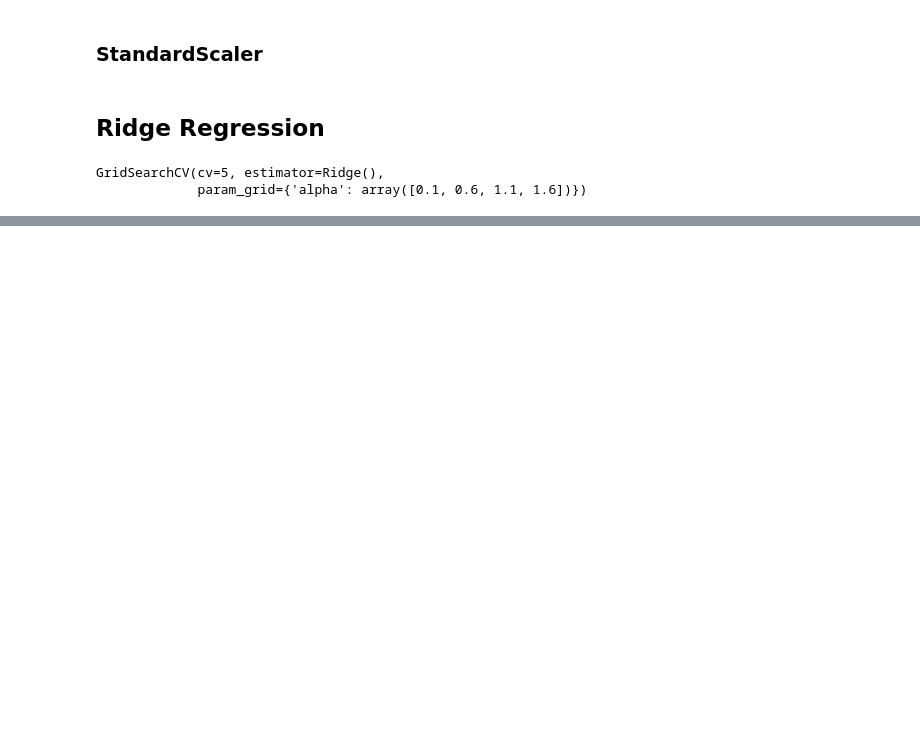
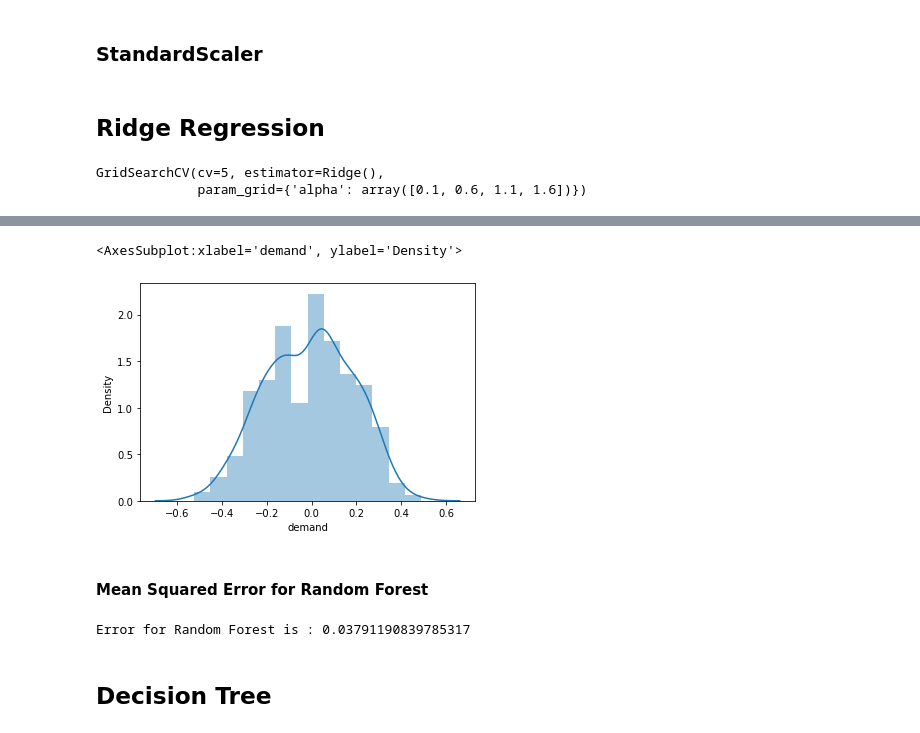
Before and after one commit to luludesun/Airbnb_Capstone, a Jupyter notebook: DataClean&ModelBuild.ipynb, the cells around one changed output, grey strips where cells are left out. Drawn from its saved outputs; the diff is of its cells as text; code cells hidden in the pictures; blank space fills up the shorter version.

```diff
--- a/DataClean&ModelBuild.ipynb
+++ b/DataClean&ModelBuild.ipynb
@@ -551,0 +558,10 @@ Accuracy for just guessing the mean is:  0.06736333362692852
+# %%
+rfc = RandomForestRegressor(n_jobs=-1,max_features= 'sqrt' ,n_estimators=50, oob_score = True)
+
+param_grid = {
+    'n_estimators': np.arange(1, 100, 1),
+    'max_features': ['auto', 'sqrt', 'log2']
+}
+CV_rfc = GridSearchCV(estimator=rfc, param_grid=param_grid, cv= 5)
+CV_rfc.fit(X_train, y_train)
+print(CV_rfc.best_params_)
@@ -551,0 +570,4 @@ Accuracy for just guessing the mean is:  0.06736333362692852
+# %%
+# X_train, X_test, y_train, y_test = train_test_split(model_df, df.demand, test_size=0.1, random_state=42)
+regressor = RandomForestRegressor(max_features = 'auto', n_estimators = 68)
+regressor.fit(X_train, y_train)
@@ -551,0 +576,3 @@ Accuracy for just guessing the mean is:  0.06736333362692852
+# %%
+Y_pred = regressor.predict(X_test)
+regressor.feature_importances_
@@ -551,0 +591,11 @@ Accuracy for just guessing the mean is:  0.06736333362692852
+# %%
+sns.distplot(y_test-Y_pred)
+# %% [output]
+<AxesSubplot:xlabel='demand', ylabel='Density'>
+[figure, added]
+# %% [markdown]
+#### Mean Squared Error for Random Forest
+# %%
+print('Error for Random Forest is :' , mean_squared_error(y_test, Y_pred))
+# %% [output]
+Error for Random Forest is : 0.03791190839785317
@@ -551,0 +604,2 @@ Accuracy for just guessing the mean is:  0.06736333362692852
+# %% [markdown]
+## Decision Tree
```
Also changed, not shown: parts of 41 cells of this notebook, 1 other file.
